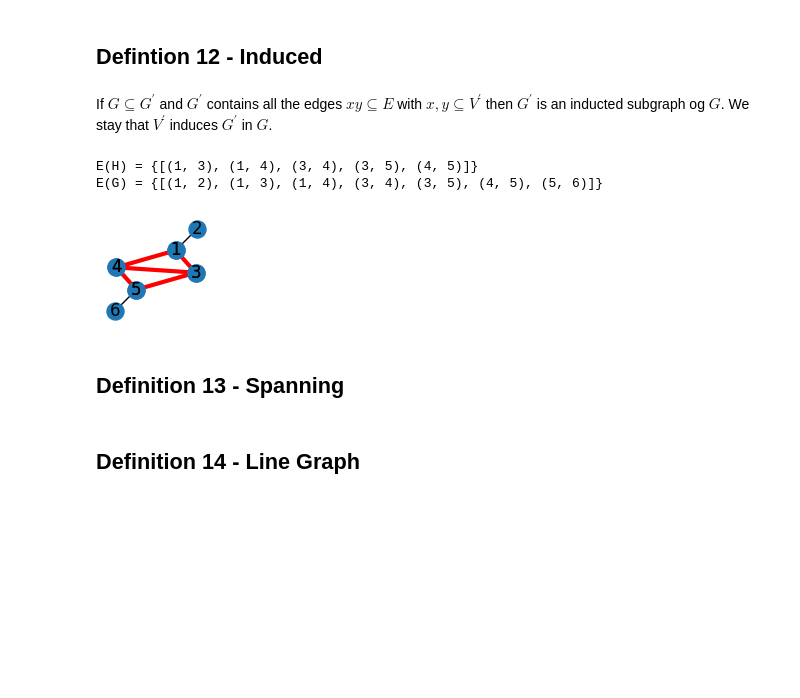
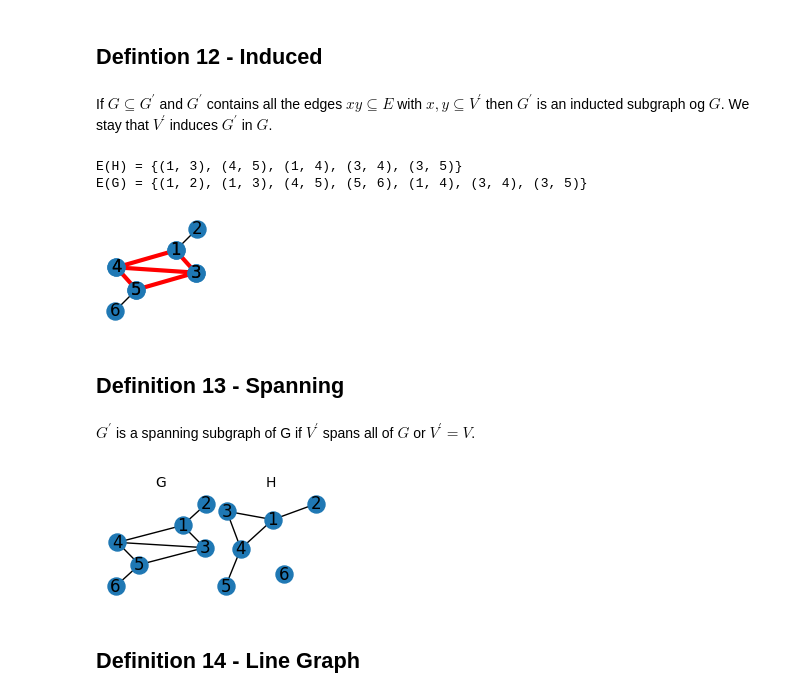
Before and after one commit to lipinski/graph-theory, a Jupyter notebook: definitions.ipynb, the cells around one changed output. Cells and saved outputs as stored; diff of their text form; code cells hidden in the pictures; blank space fills up the shorter version.

```diff
--- a/definitions.ipynb
+++ b/definitions.ipynb
@@ -272,15 +272,15 @@ H_degree_sequence = [d for n, d in G2.degree()]
 assert G_degree_sequence == H_degree_sequence
 # %% [markdown]
 ## Defintion 12 - Induced
-# %% [markdown]
-If $G\subseteq G^{\prime}$ and $G^{\prime}$ contains all the edges $xy \subseteq E$ with $x, y \subseteq V^{\prime}$ then $G^{\prime}$ is an inducted subgraph og $G$. We stay that $V^{\prime}$ induces $G^{\prime}$ in $G$.
+# %% [markdown]
+If $G\subseteq G^{\prime}$ and $G^{\prime}$ contains all the edges $xy \subseteq E$ with $x, y \subseteq V^{\prime}$ then $G^{\prime}$ is an inducted subgraph og $G$. We stay that $V^{\prime}$ induces $G^{\prime}$ in $G$.
 # %%
 H = nx.induced_subgraph(G, [1, 3, 4, 5])
 
 assert set(H.edges).issubset(G.edges)
 assert set(H.nodes).issubset(G.nodes)
-print(f'E(H) = {{{H.edges}}}')
-print(f'E(G) = {{{G.edges}}}')
+print(f'E(H) = {set(H.edges)}')
+print(f'E(G) = {set(G.edges)}')
 
 fig = plt.figure(figsize=figsize)
 nx.draw(H, pos=pos, node_size=150, with_labels=True)
@@ -288,10 +288,30 @@ nx.draw(H, pos=pos, node_size=150, with_labels=True)
 nx.draw(G, pos=pos, node_size=150, with_labels=True)
 nx.draw_networkx_edges(G, pos=pos, edgelist=H.edges, edge_color='red', width=3);
 # %% [output]
-E(H) = {[(1, 3), (1, 4), (3, 4), (3, 5), (4, 5)]}
-E(G) = {[(1, 2), (1, 3), (1, 4), (3, 4), (3, 5), (4, 5), (5, 6)]}
+E(H) = {(1, 3), (4, 5), (1, 4), (3, 4), (3, 5)}
+E(G) = {(1, 2), (1, 3), (4, 5), (5, 6), (1, 4), (3, 4), (3, 5)}
 [figure]
 # %% [markdown]
 ## Definition 13 - Spanning
+# %% [markdown]
+$G^{\prime}$ is a spanning subgraph of G if $V^{\prime}$ spans all of $G$ or $V^{\prime} = V$.
+# %%
+random_edges = np.random.choice(len(list(G.edges))-1, size=5, replace=False).tolist()
+random_edges = [list(G.edges)[i] for i in random_edges]
+
+H = nx.Graph()
+H.add_nodes_from(G.nodes)
+H.add_edges_from(random_edges)
+
+assert G.nodes == H.nodes
+
+fig, axis = plt.subplots(nrows=1, ncols=2, figsize=(2, 1), )
+plt.subplots_adjust(left=0, bottom=0, right=1.1, top=1, wspace=0, hspace=0)
+axis[0].set_title((f'G'), fontdict={'fontsize': 10})
+axis[1].set_title((f'H'), fontdict={'fontsize': 10})
+nx.draw(G, pos=nx.kamada_kawai_layout(G), node_size=150, with_labels=True, ax=axis[0])
+nx.draw(H, pos=nx.kamada_kawai_layout(H), node_size=150, with_labels=True, ax=axis[1])
+# %% [output]
+[figure, added]
 # %% [markdown]
 ## Definition 14 - Line Graph
```
Also changed, not shown: parts of 11 cells of this notebook.
